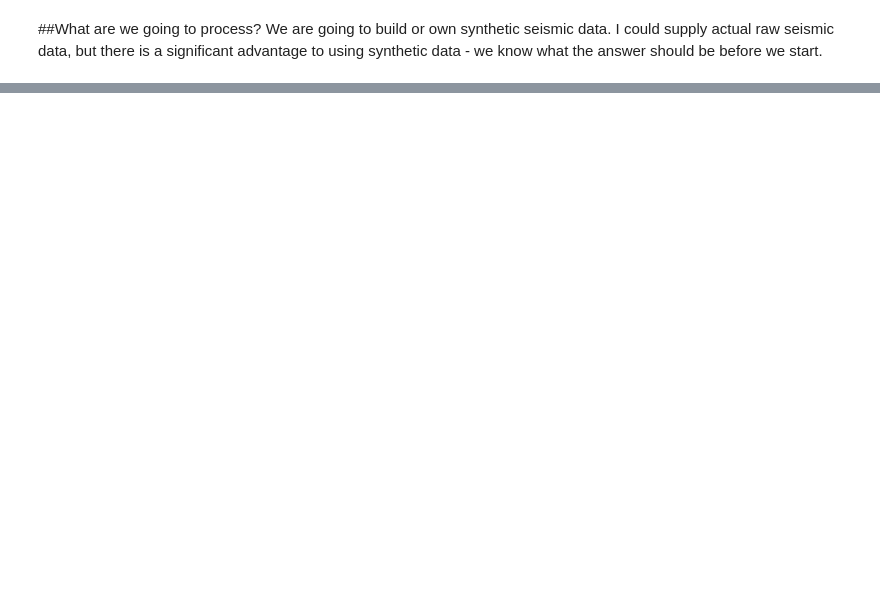
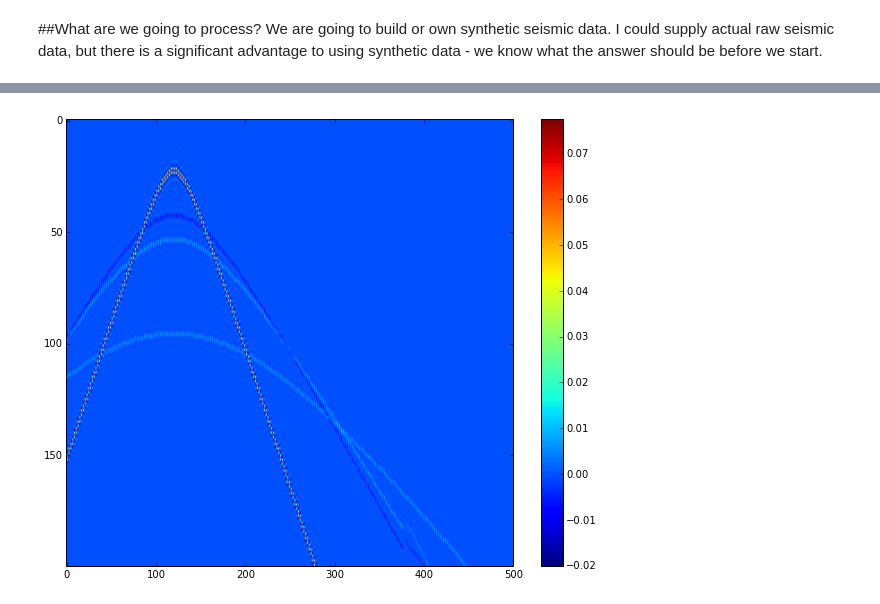
Before and after one commit to stuliveshere/SimplePyRay, a Jupyter notebook: src/Seismic Processing 101.ipynb, the cells around one changed output, grey strips where cells are left out. Cells and saved outputs as stored; diff of their text form; code cells hidden in the pictures; blank space fills up the shorter version.

```diff
--- a/src/Seismic Processing 101.ipynb
+++ b/src/Seismic Processing 101.ipynb
@@ -90,0 +177,20 @@ Populating the interactive namespace from numpy and matplotlib
+# %%
+#calculate all reflection points in the model
+
+sx = sx_coords[0]
+vp = model['model']['vp']
+rho = model['model']['rho']
+za = vp*rho
+za1 = np.roll(za, shift=-1)
+R = (za1 - za) / (za + za1)
+R[:,0] *= 0
+R[:,-1:] *= 0
+pylab.imshow(R.T, aspect='auto')
+#calulate valid reflection points S[x,y]
+h = np.nonzero(R)[0] - sx
+x = sx + (h*2)
+inds = ~((x >= 0) & (x < 500))
+S = R.copy()
+S[np.nonzero(S)[0][inds], np.nonzero(S)[1][inds]] = 0
+pylab.figure()
+pylab.imshow(S.T, aspect='auto')
@@ -90,0 +201,68 @@ Populating the interactive namespace from numpy and matplotlib
+# %%
+#calculate traveltimes and amplitudes for each reflection point
+num = 1000
+vp = model['model']['vp']
+rho = model['model']['rho']
+
+coordinate_pairs = np.transpose(np.nonzero(S))
+for coord in coordinate_pairs:
+    sx = sx_coords[0]
+    sz = 0
+
+    cmpx = coord[0]
+    cmpz = coord[1]
+
+    h = cmpx - sx
+
+    gx = sx + h*2.0
+    gz = 0
+
+
+
+    ds = np.sqrt(cmpz**2 + (h)**2)/float(num) # line step distance
+    #predefine outputs
+    amp = 1.0
+    time = 0.0
+
+    #traveltime from source to cdp
+    vp_down = toolbox.find_points(sx, sz, cmpx, cmpz, num, vp)
+    time += np.sum(ds/vp_down)
+
+    #traveltime from cdp to geophone
+    vp_up = toolbox.find_points(cmpx, cmpz, gx, gz, num, vp)
+    time += np.sum(ds/vp_down)
+
+
+    #transmission losses from source to cdp
+    rho_down = toolbox.find_points(sx, sz, cmpx, cmpz, num, rho)
+    z0 = rho_down * vp_down
+    z1 = np.roll(z0, shift=1)
+    z1[0] = z0[0]
+    z1[-1] = z0[-1]
+    amp *= np.cumprod(transmission_coefficient(z0, z1))[-1]
+
+    #amplitude loss at reflection point
+    z0 = vp[cmpx-1,cmpz-1]*rho[cmpx-1,cmpz-1]
+    z1 = vp[cmpx+1,cmpz+1]*rho[cmpx+1,cmpz+1]
+    amp *= reflection_coefficient(z0, z1)
+
+    #transmission loss from cdp to source
+    rho_up = toolbox.find_points(cmpx, cmpz, gx, gz, num, rho)
+    z0 = rho_up * vp_up
+    z1 = np.roll(z0, shift=-1)
+    z1[0] = z0[0]
+    z1[-1] = z0[-1]
+    amp *= np.cumprod(transmission_coefficient(z0, z1))[-1]
+
+
+
+    sample = np.floor(time*1000).astype(np.int)
+    gx = np.floor(gx).astype(np.int)
+    output[gx, sample] += amp
+
+panel = output #[rx_coords,:]
+record = np.apply_along_axis(lambda m: np.convolve(m, wavelet, mode='same'), axis=1, arr=panel)
+pylab.figure()
+pylab.imshow(record[:,:200].T, aspect='auto')
+colorbar()
+# %% [output]
@@ -90,0 +270 @@ Populating the interactive namespace from numpy and matplotlib
+[figure, added]
```
Also changed, not shown: parts of 31 cells of this notebook, 3 other files.
